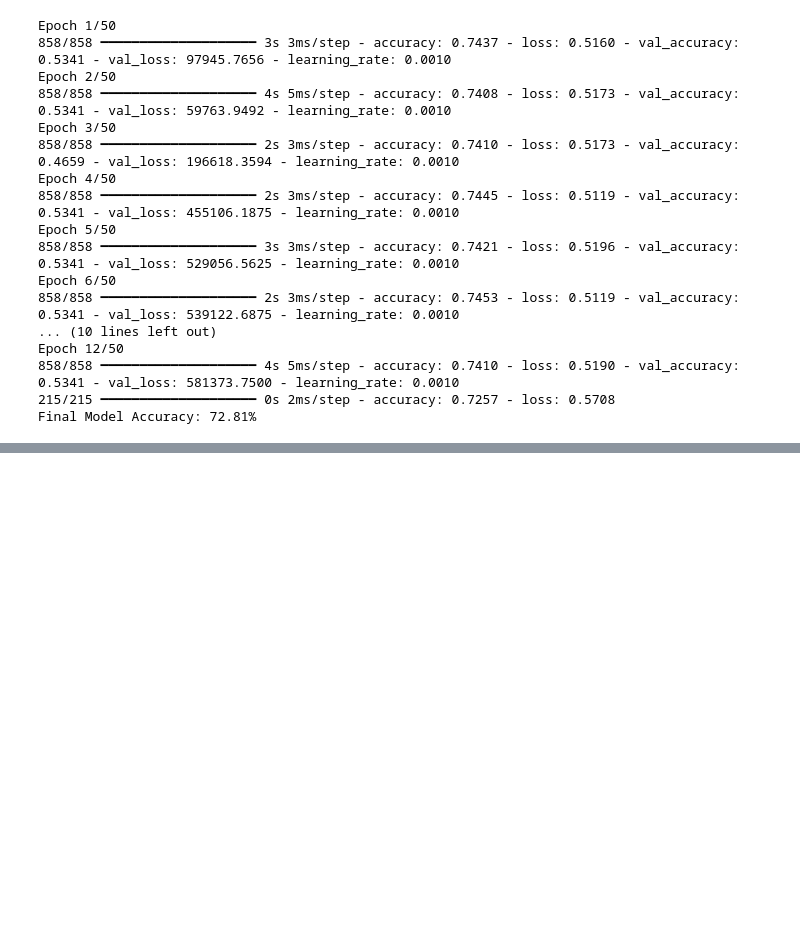
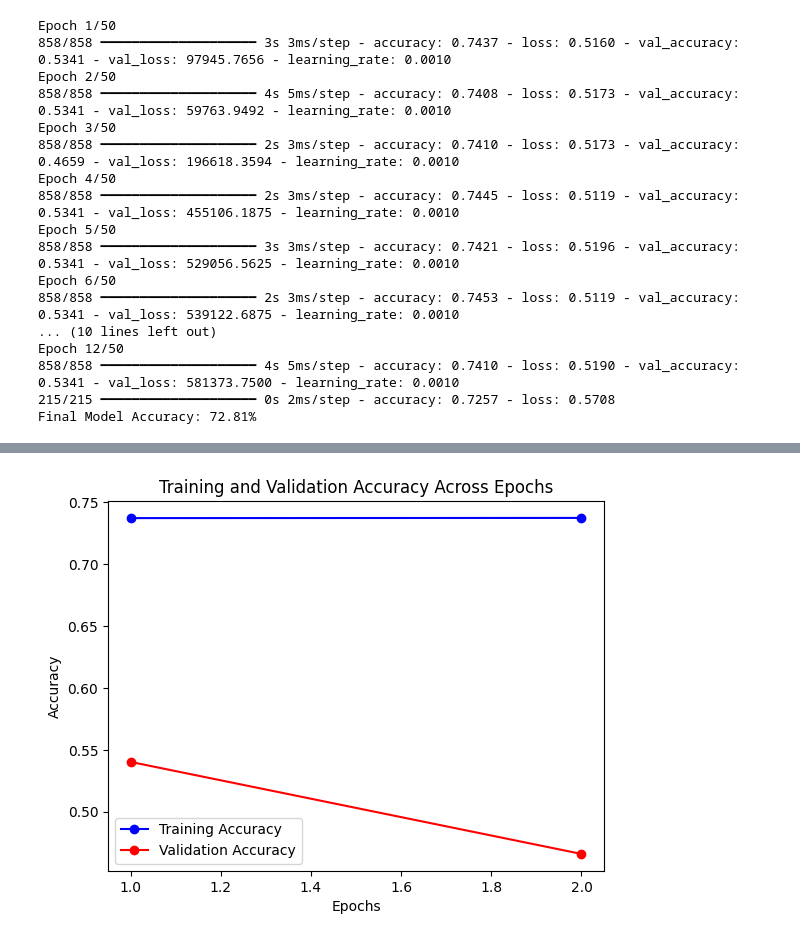
Before and after one commit to mattcat1221/Deep-Learning-Analysis, a Jupyter notebook: AlphabetSoupCharity_Optimization.ipynb, the cells around one changed output, grey strips where cells are left out. Cells and saved outputs as stored; diff of their text form; code cells hidden in the pictures; blank space fills up the shorter version.

```diff
--- a/AlphabetSoupCharity_Optimization.ipynb
+++ b/AlphabetSoupCharity_Optimization.ipynb
@@ -737,3 +737,29 @@ Epoch 6/10
 Epoch 10/10
 858/858 ━━━━━━━━━━━━━━━━━━━━ 3s 3ms/step - accuracy: 0.7404 - loss: 0.5267 - val_accuracy: 0.4659 - val_loss: 58.4053
 Final Model Accuracy: 73.93%
+# %%
+import matplotlib.pyplot as plt
+
+# Extract the accuracy and validation accuracy from the training history
+accuracy = fit_model.history['accuracy']
+val_accuracy = fit_model.history['val_accuracy']
+
+# Extract the epochs
+epochs = range(1, len(accuracy) + 1)
+
+# Plot the training accuracy
+plt.plot(epochs, accuracy, 'bo-', label='Training Accuracy')
+plt.plot(epochs, val_accuracy, 'ro-', label='Validation Accuracy')
+
+# Set the title and labels
+plt.title('Training and Validation Accuracy Across Epochs')
+plt.xlabel('Epochs')
+plt.ylabel('Accuracy')
+
+# Display the legend
+plt.legend()
+
+# Show the plot
+plt.show()
+# %% [output]
+[figure, added]
```
